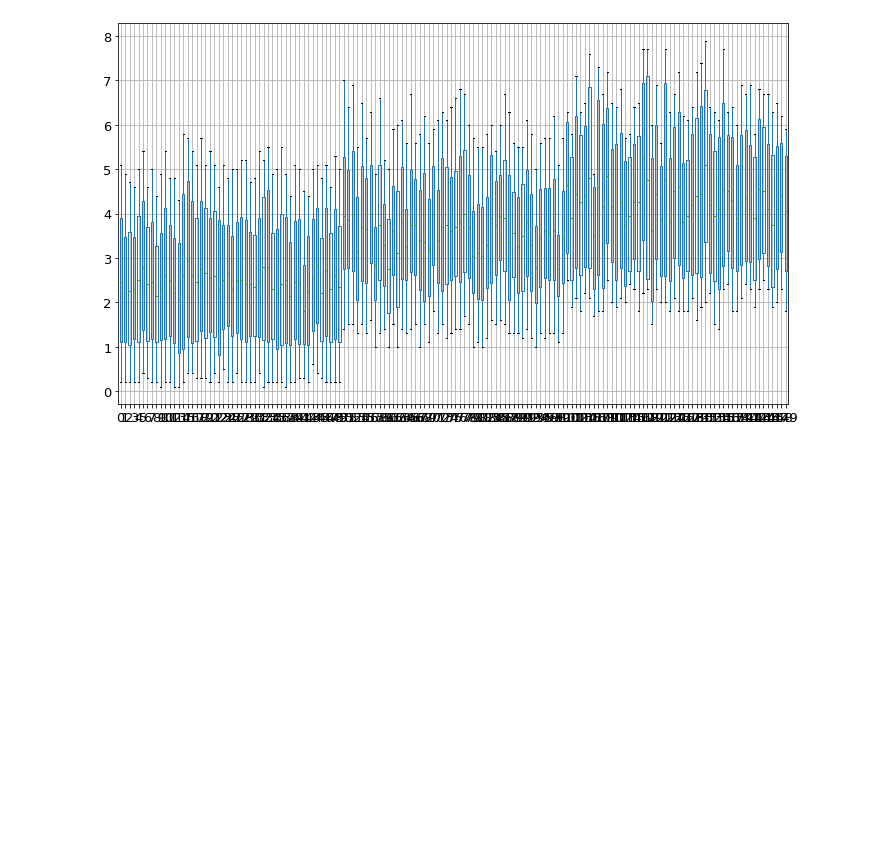
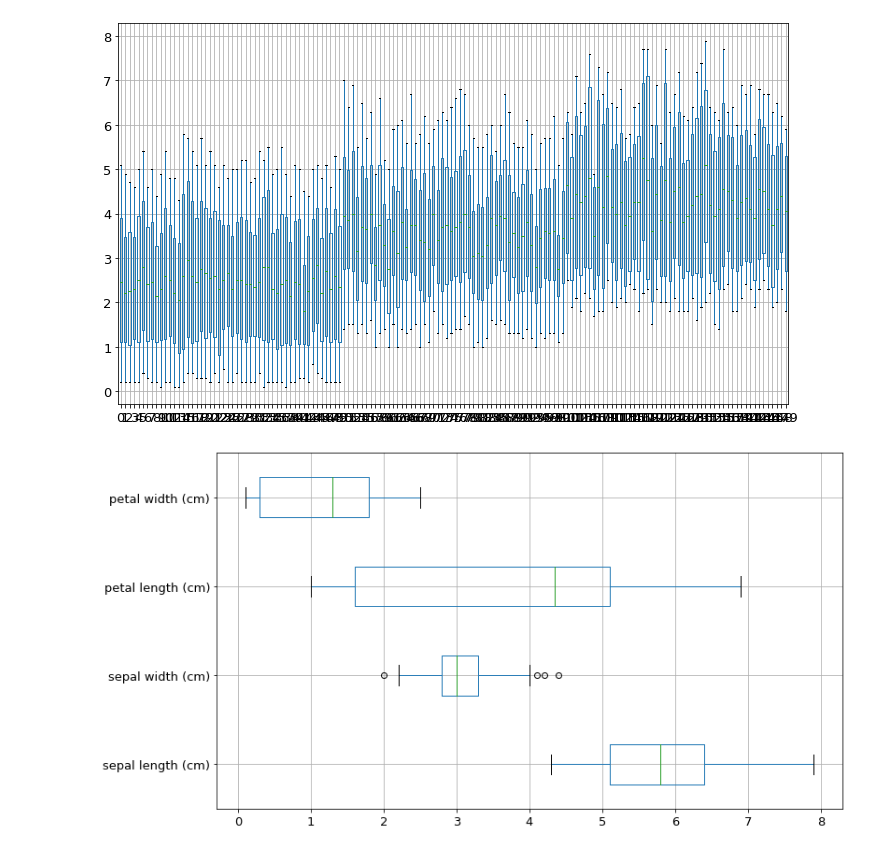
Before and after one commit to Ruairi8/FoDA-assessment, a Jupyter notebook: practicals/Topic4_Outliers.ipynb, the cells around one changed output. Cells and saved outputs as stored; diff of their text form; code cells hidden in the pictures; blank space fills up the shorter version.

```diff
--- a/practicals/Topic4_Outliers.ipynb
+++ b/practicals/Topic4_Outliers.ipynb
@@ -82,0 +141,4 @@ dataframe2.boxplot(figsize=(12,7), fontsize=13)
+# %%
+dataframe.boxplot(figsize=(12,7), fontsize=13, vert=False);
+# %% [output]
+[figure, added]
```
Also changed, not shown: parts of 10 cells of this notebook, 2 other files.
